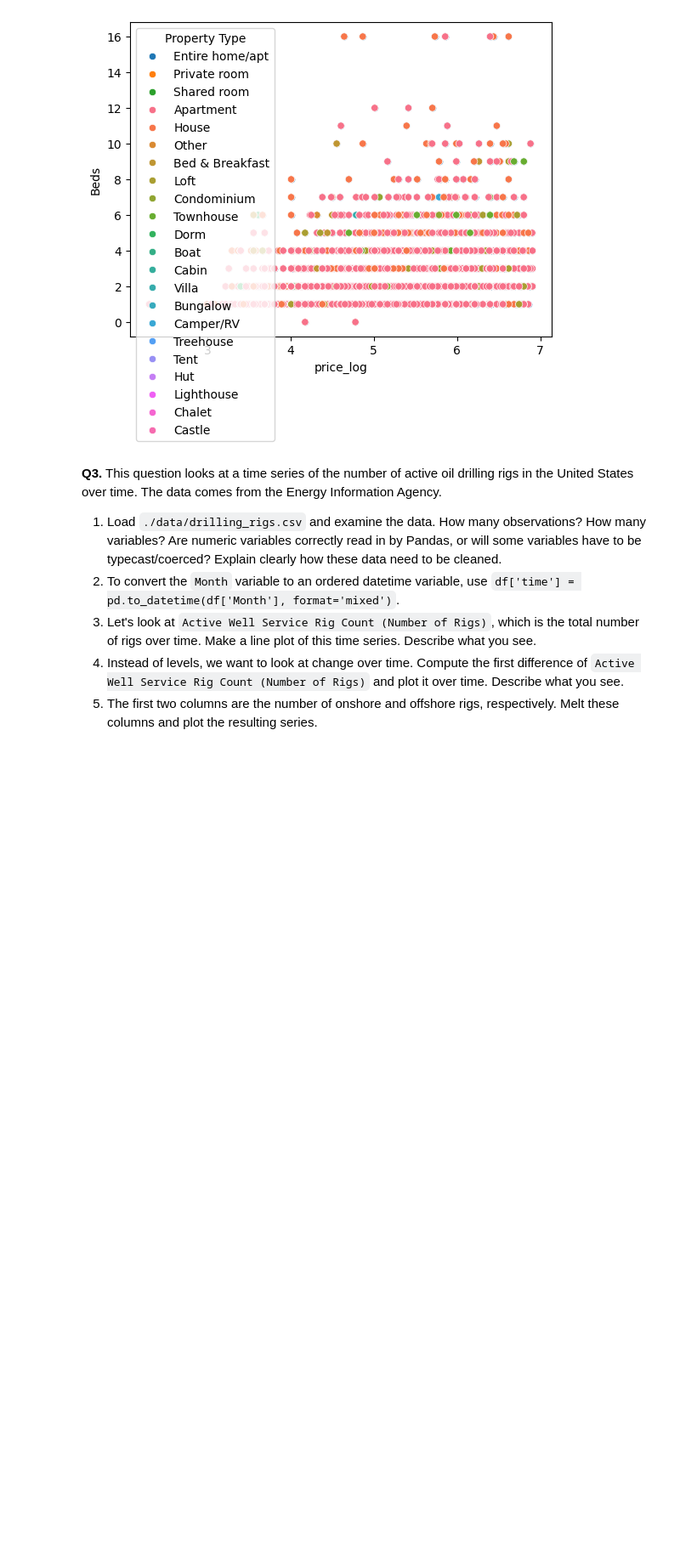
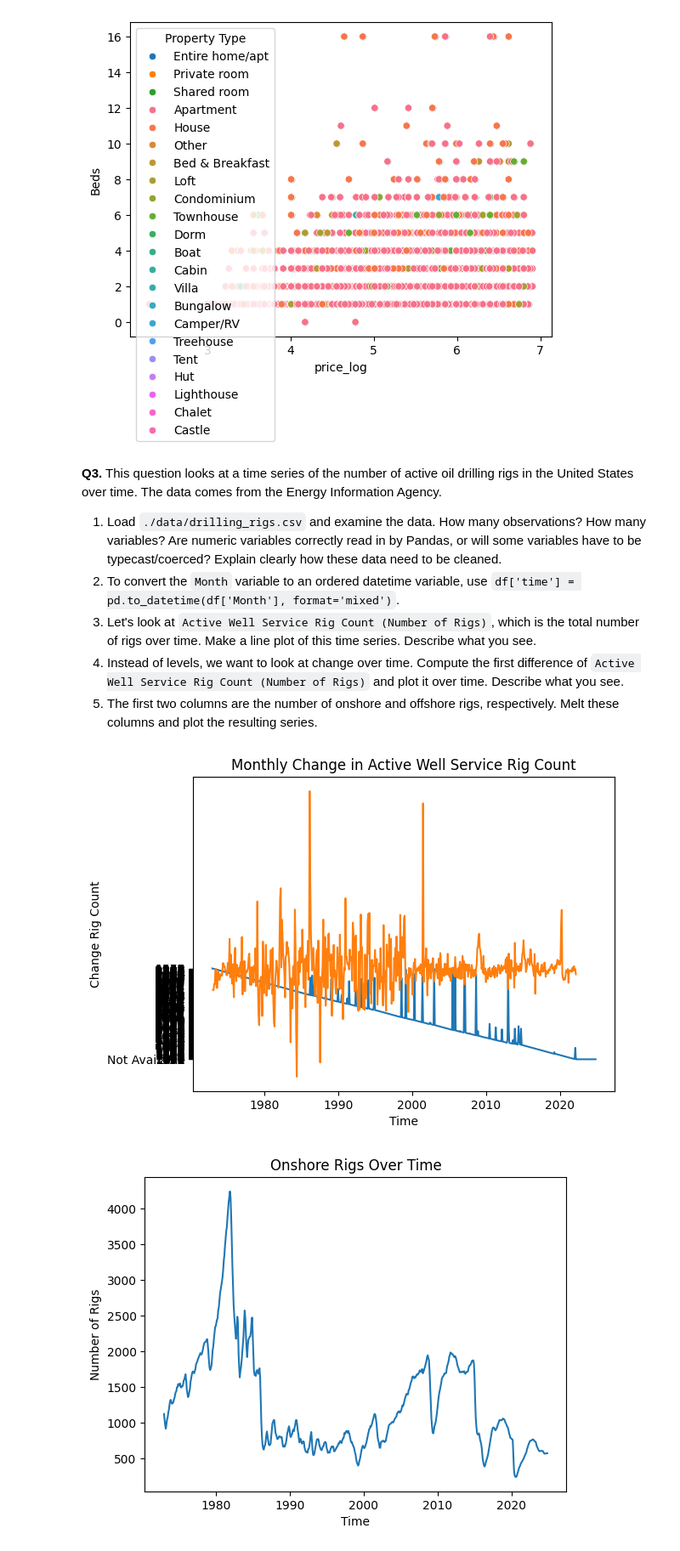
Before and after one commit to nishanadahal/eda_assignment, a Jupyter notebook: assignment.ipynb, the cells around one changed output. Shown at 85% size. Drawn from its saved outputs; the diff is of its cells as text; code cells hidden in the pictures; blank space fills up the shorter version.

```diff
--- a/assignment.ipynb
+++ b/assignment.ipynb
@@ -121,3 +120,65 @@ airb_df.groupby("Property Type")["price_log"].describe()
 3. Let's look at `Active Well Service Rig Count (Number of Rigs)`, which is the total number of rigs over time. Make a line plot of this time series. Describe what you see.
 4. Instead of levels, we want to look at change over time. Compute the first difference of  `Active Well Service Rig Count (Number of Rigs)` and plot it over time. Describe what you see.
 5. The first two columns are the number of onshore and offshore rigs, respectively. Melt these columns and plot the resulting series.
+# %%
+import numpy as np
+import pandas as pd
+import matplotlib.pyplot as plt
+import seaborn as sns
+
+#1
+drigs_df = pd.read_csv('drilling_rigs.csv')
+drigs_df.shape #623 observations, 10 variables
+drigs_df.head()
+#The numeric variables aren't correctly read in by Pandas and have to be coerced/typecasted.
+# I can coerce to numeric and change Month to Datetime for better formatting.
+
+#2
+drigs_df['time'] = pd.to_datetime(drigs_df['Month'], format='mixed')
+
+#3
+sns.lineplot(x='time',y='Active Well Service Rig Count (Number of Rigs)',data=drigs_df)
+#The graph itself is decreasing with peaks over the years. The y-axis says not available.
+
+#4
+drigs_df['Active Well Service Rig Count (Number of Rigs)'] = pd.to_numeric(
+    drigs_df['Active Well Service Rig Count (Number of Rigs)'], errors='coerce'
+)
+
+drigs_df = drigs_df.sort_values('time')
+
+drigs_df['rig_diff'] = drigs_df['Active Well Service Rig Count (Number of Rigs)'].diff()
+
+sns.lineplot(x='time', y='rig_diff', data=drigs_df)
+plt.title('Monthly Change in Active Well Service Rig Count')
+plt.xlabel('Time')
+plt.ylabel('Change Rig Count')
+plt.show()
+
+#5
+onshore_rigs = drigs_df.melt(
+    id_vars=['time'],
+    value_vars=['Crude Oil and Natural Gas Rotary Rigs in Operation, Onshore (Number of Rigs)'],
+    var_name='Rig Type',
+    value_name='Rig Count'
+)
+sns.lineplot(x='time', y='Rig Count', data=onshore_rigs)
+plt.title('Onshore Rigs Over Time')
+plt.xlabel('Time')
+plt.ylabel('Number of Rigs')
+plt.show()
+
+offshore_rigs = drigs_df.melt(
+    id_vars=['time'],
+    value_vars=['Crude Oil and Natural Gas Rotary Rigs in Operation, Offshore (Number of Rigs)'],
+    var_name='Rig Type',
+    value_name='Rig Count'
+)
+sns.lineplot(x='time', y='Rig Count', data=offshore_rigs)
+plt.title('Offshore Rigs Over Time')
+plt.xlabel('Time')
+plt.ylabel('Number of Rigs')
+plt.show()
+# %% [output]
+[figure, added]
+[figure, added]
```
Also changed, not shown: parts of 2 cells of this notebook.
